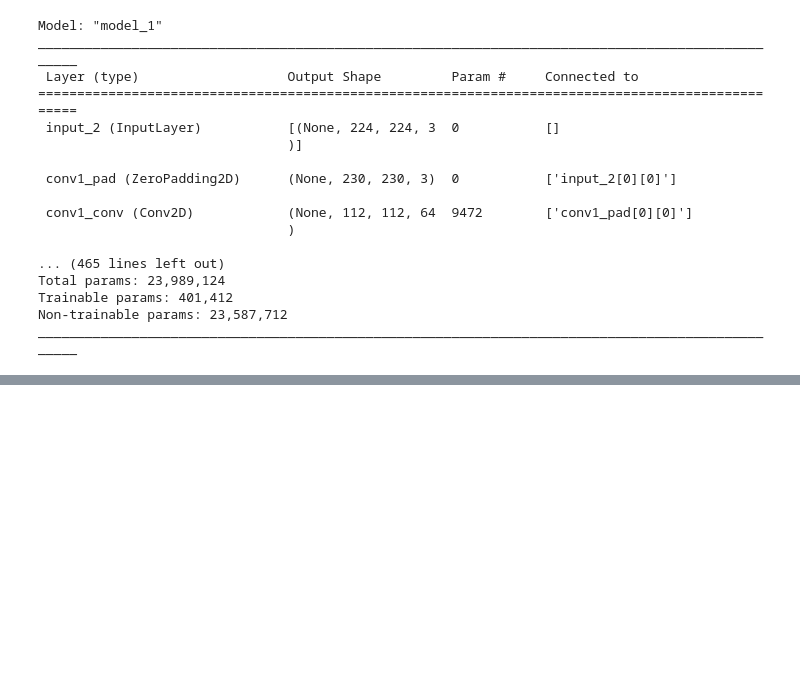
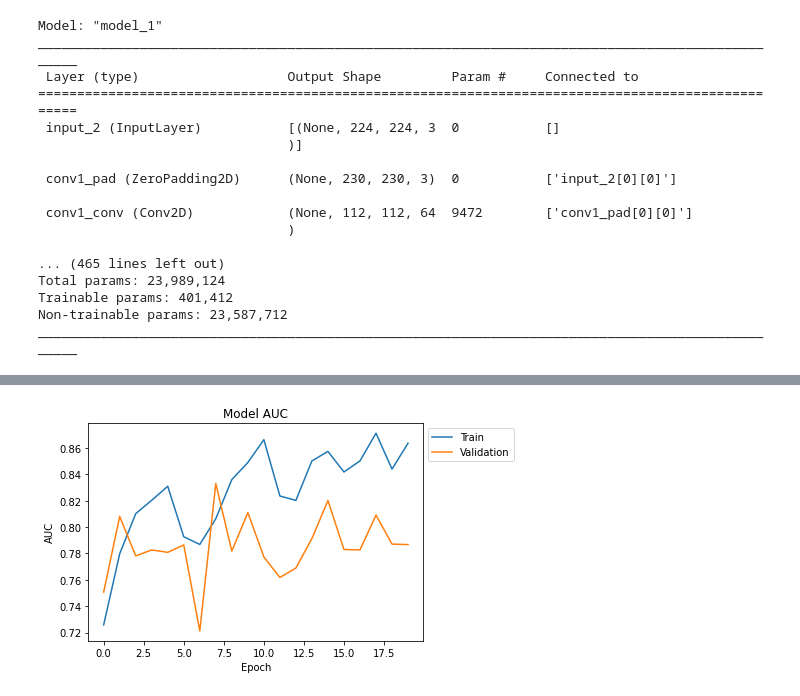
Before and after one commit to RumeysaCeylan/ImageClassification, a Jupyter notebook: resnet50.ipynb, the cells around one changed output, grey strips where cells are left out. Drawn from its saved outputs; the diff is of its cells as text; code cells hidden in the pictures; blank space fills up the shorter version.

```diff
--- a/resnet50.ipynb
+++ b/resnet50.ipynb
@@ -223,3 +222,15 @@ plt.show()
+# %%
+# Summarize history for loss
+
+plt.plot(r.history['auc'])
+plt.plot(r.history['val_auc'])
+plt.title('Model AUC')
+plt.ylabel('AUC')
+plt.xlabel('Epoch')
+plt.legend(['Train', 'Validation'], loc='upper left', bbox_to_anchor=(1,1))
+plt.show()
+# %% [output]
+[figure, added]
 # %%
 # Test Case 1: Non-Dementia
 
```
Also changed, not shown: parts of 11 cells of this notebook.
